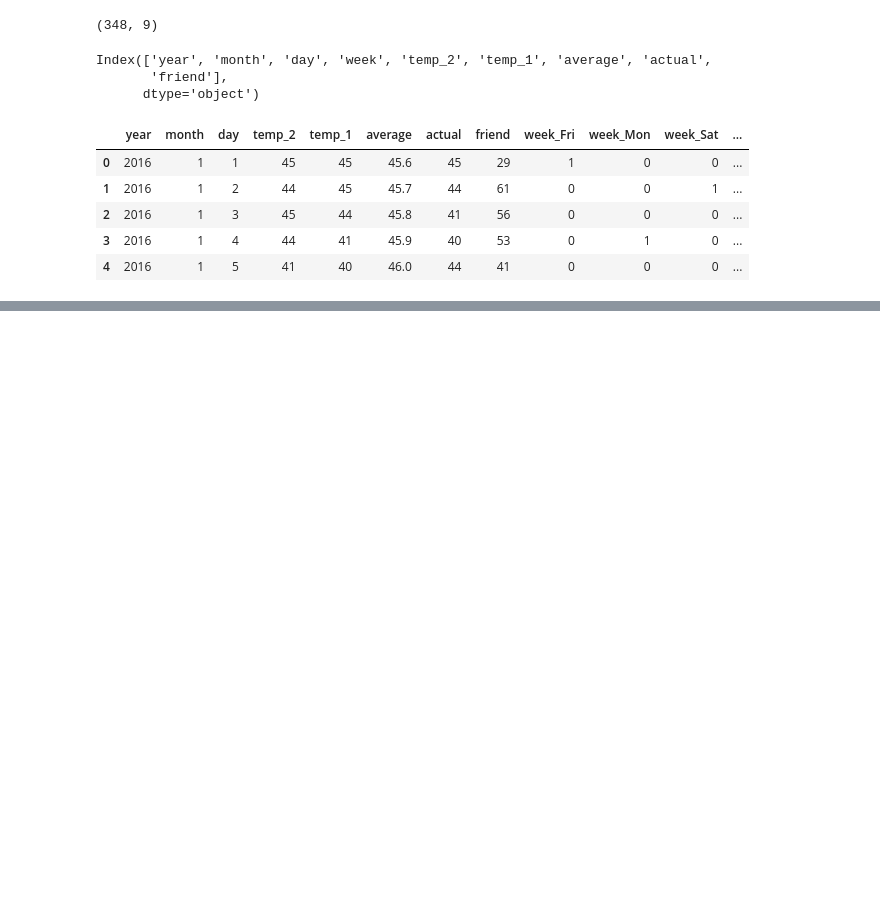
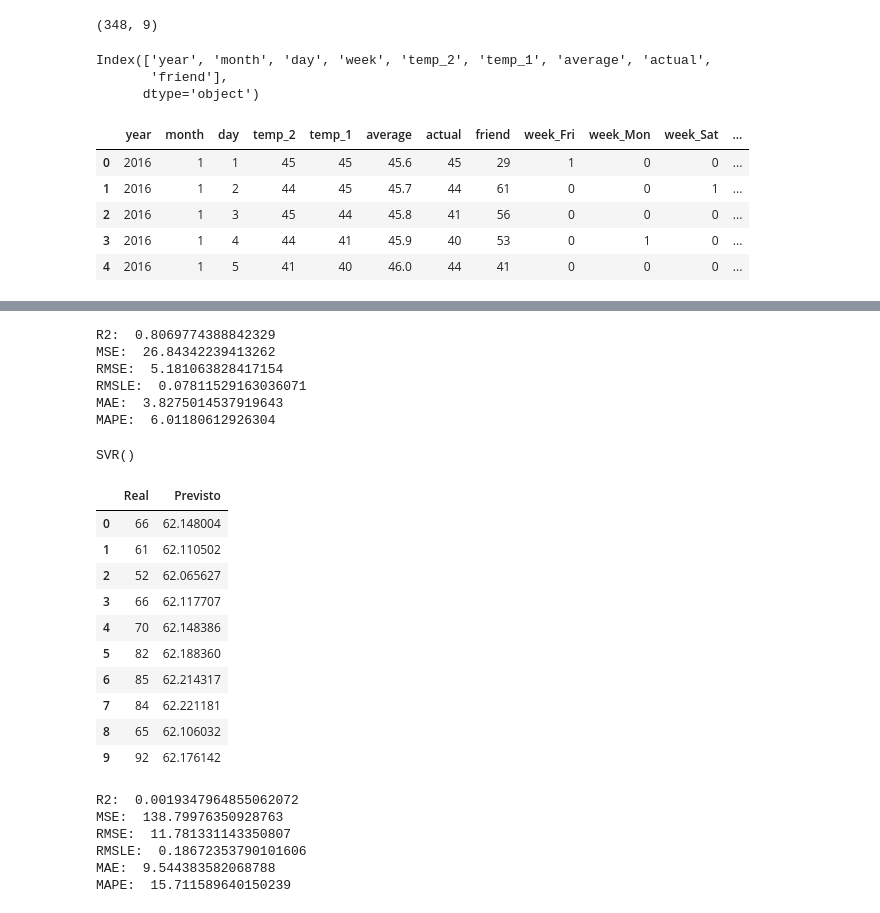
Before and after one commit to WIllianMartins2018/Bootcamp_Engenheiro_Machine_Learning, a Jupyter notebook: Códigos - Seleção de Modelos de Aprendizagem de Máquina/MetriasdeRegressão.ipynb, the cells around one changed output, grey strips where cells are left out. Cells and saved outputs as stored; diff of their text form; code cells hidden in the pictures; blank space fills up the shorter version.

```diff
--- a/Códigos - Seleção de Modelos de Aprendizagem de Máquina/MetriasdeRegressão.ipynb
+++ b/Códigos - Seleção de Modelos de Aprendizagem de Máquina/MetriasdeRegressão.ipynb
@@ -56,0 +174,60 @@ df.describe()
+# %%
+#Avaliando o Modelo
+print("R2: ", metrics.r2_score(test_labels, predictions1_labels))
+print("MSE: ", metrics.mean_squared_error(test_labels, predictions1_labels))
+print("RMSE: ", np.sqrt(metrics.mean_squared_error(test_labels, predictions1_labels)))
+print("RMSLE: ", np.sqrt(metrics.mean_squared_log_error(test_labels, predictions1_labels)))
+print("MAE: ", metrics.mean_absolute_error(test_labels, predictions1_labels))
+print("MAPE: ", mean_absolute_percentage_error(test_labels, predictions1_labels))
+# %% [output]
+R2:  0.8069774388842329
+MSE:  26.84342239413262
+RMSE:  5.181063828417154
+RMSLE:  0.07811529163036071
+MAE:  3.8275014537919643
+MAPE:  6.01180612926304
+# %%
+#Suport Vector Regressor
+from sklearn.svm import SVR
+
+#Instanciando o modelo
+reg_svr = SVR(kernel='rbf', epsilon=0.1)
+
+#Treinando o modelo
+reg_svr.fit(train_data, train_labels)
+# %% [output]
+SVR()
+# %%
+#Prdição
+predictions2_labels = reg_svr.predict(test_data)
+
+#Exibindo o dataframe com 10 valores reais e suas respectivas previsões
+p = pd.DataFrame({'Real': test_labels, 'Previsto': predictions2_labels})
+p.head(10)
+# %% [output]
+|  | Real | Previsto |
+| 0 | 66 | 62.148004 |
+| 1 | 61 | 62.110502 |
+| 2 | 52 | 62.065627 |
+| 3 | 66 | 62.117707 |
+| 4 | 70 | 62.148386 |
+| 5 | 82 | 62.188360 |
+| 6 | 85 | 62.214317 |
+| 7 | 84 | 62.221181 |
+| 8 | 65 | 62.106032 |
+| 9 | 92 | 62.176142 |
+# %%
+#Avaliando o Modelo
+print("R2: ", metrics.r2_score(test_labels, predictions2_labels))
+print("MSE: ", metrics.mean_squared_error(test_labels, predictions2_labels))
+print("RMSE: ", np.sqrt(metrics.mean_squared_error(test_labels, predictions2_labels)))
+print("RMSLE: ", np.sqrt(metrics.mean_squared_log_error(test_labels, predictions2_labels)))
+print("MAE: ", metrics.mean_absolute_error(test_labels, predictions2_labels))
+print("MAPE: ", mean_absolute_percentage_error(test_labels, predictions2_labels))
+# %% [output]
+R2:  0.0019347964855062072
+MSE:  138.79976350928763
+RMSE:  11.781331143350807
+RMSLE:  0.18672353790101606
+MAE:  9.544383582068788
+MAPE:  15.711589640150239
```
Also changed, not shown: parts of 16 cells of this notebook.
